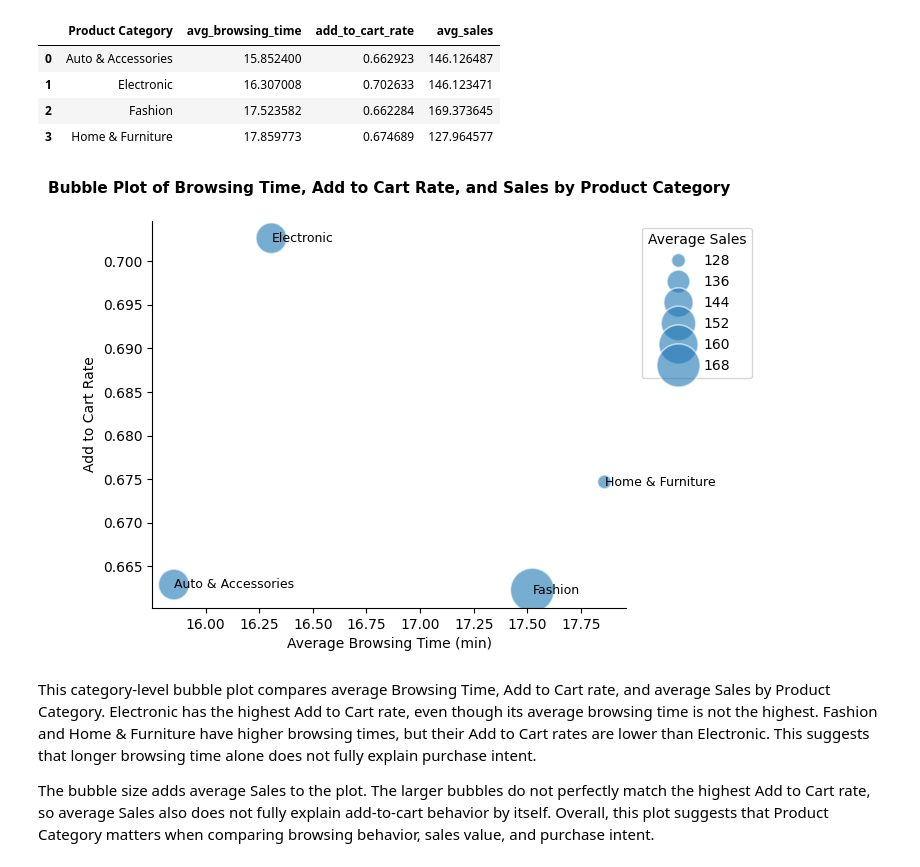
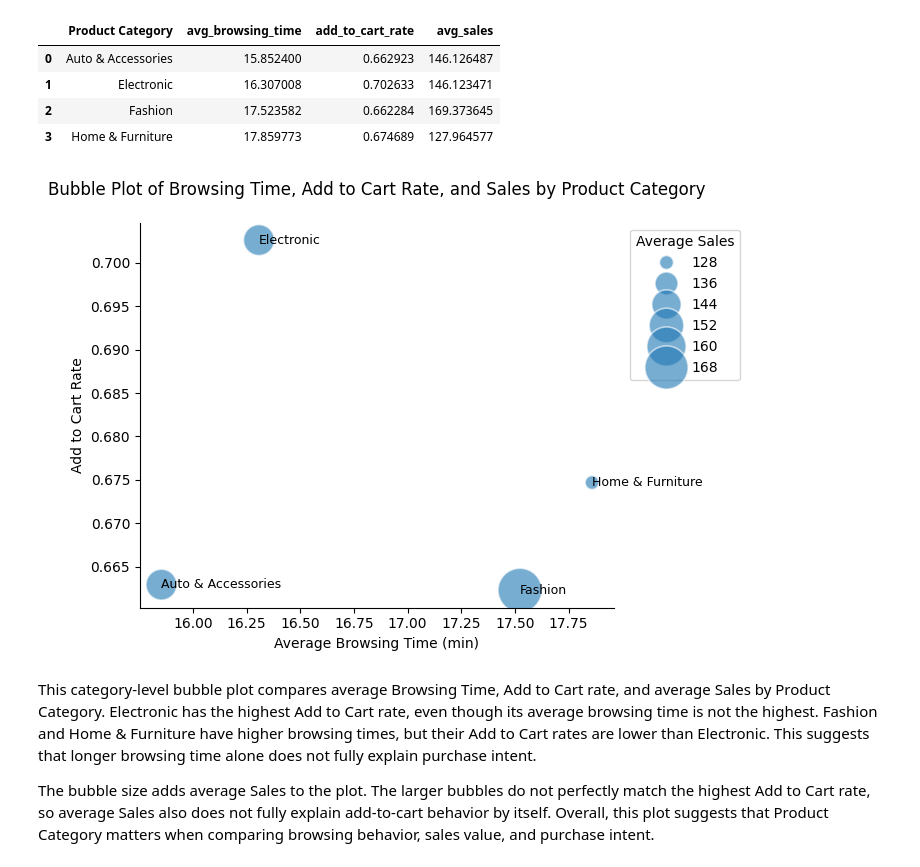
Before and after one commit to Roozbehkhodayari/Module-B-semester-2, a Jupyter notebook: OMDS-ModB2-Week9-Khodayari-Roozbeh.ipynb, the cells around one changed output. Saved outputs shown, nothing was run; the diff lists cells and outputs as text; code cells hidden in the pictures.

```diff
--- a/OMDS-ModB2-Week9-Khodayari-Roozbeh.ipynb
+++ b/OMDS-ModB2-Week9-Khodayari-Roozbeh.ipynb
@@ -237,29 +237,29 @@ bubble_behavior
 # %%
 # Bubble plot: Browsing Time, Add to Cart Rate, and Sales
 
 plt.figure(figsize=(7, 5))
 
 ax = sns.scatterplot(data=bubble_behavior,x="avg_browsing_time",y="add_to_cart_rate",size="avg_sales",sizes=(100, 1000),alpha=0.6,legend="brief")
 
 for i, row in bubble_behavior.iterrows():
     ax.text(
         row["avg_browsing_time"],
         row["add_to_cart_rate"],
         row["Product Category"],
         ha="left",
         va="center",
         fontsize=9)
 
-plt.title("Bubble Plot of Browsing Time, Add to Cart Rate, and Sales by Product Category", y=1.05, fontweight="bold", fontsize=11)
+plt.title("Bubble Plot of Browsing Time, Add to Cart Rate, and Sales by Product Category", y=1.05, fontsize=12)
 plt.xlabel("Average Browsing Time (min)")
 plt.ylabel("Add to Cart Rate")
 ax.spines['top'].set_visible(False)
 ax.spines['right'].set_visible(False)
 plt.legend(title="Average Sales", bbox_to_anchor=(1.02, 1), loc="upper left")
 plt.tight_layout()
 plt.show()
 # %% [output]
-[figure, old version]
+[figure, new version]
 # %% [markdown]
 This category-level bubble plot compares average Browsing Time, Add to Cart rate, and average Sales by Product Category. Electronic has the highest Add to Cart rate, even though its average browsing time is not the highest. Fashion and Home & Furniture have higher browsing times, but their Add to Cart rates are lower than Electronic. This suggests that longer browsing time alone does not fully explain purchase intent.
 
```
Also changed, not shown: parts of 1 cell of this notebook, 1 other file.
